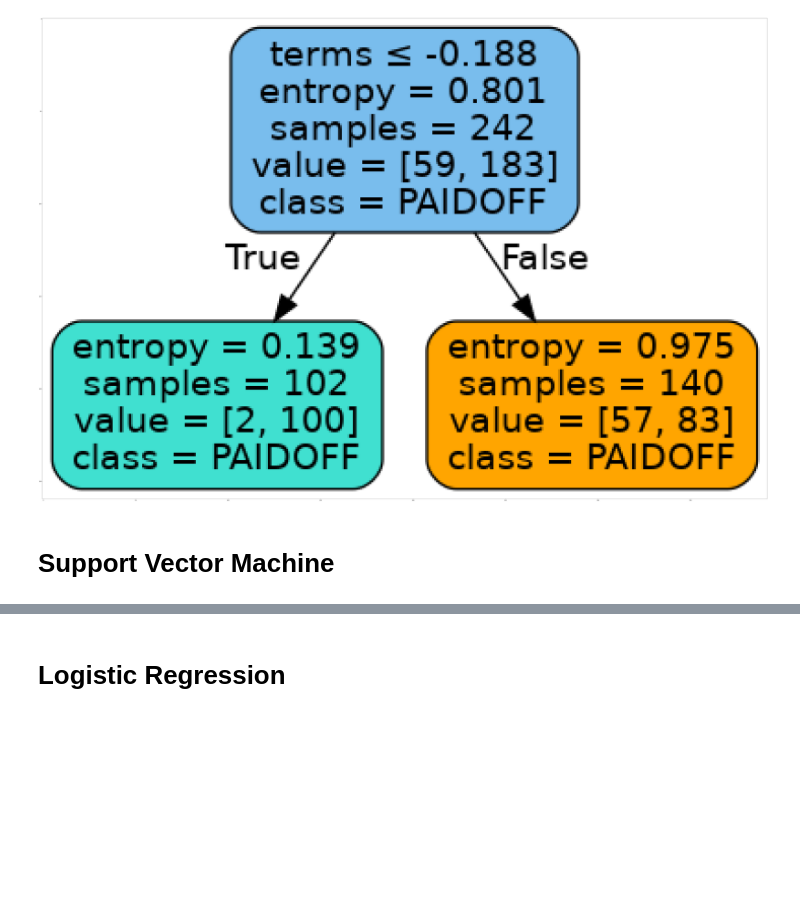
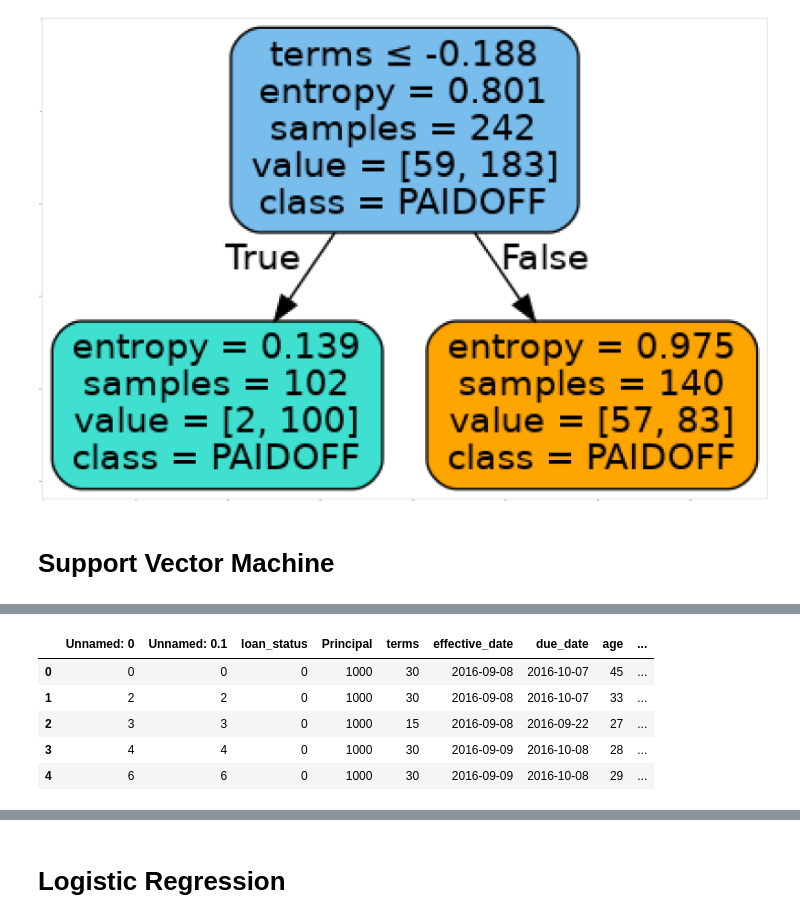
Before and after one commit to mrranck/Mystuff, a Jupyter notebook: Capstone_Notebook_2.ipynb, the cells around one changed output, grey strips where cells are left out. Saved outputs shown, nothing was run; the diff lists cells and outputs as text; code cells hidden in the pictures; blank space fills up the shorter version.

```diff
--- a/Capstone_Notebook_2.ipynb
+++ b/Capstone_Notebook_2.ipynb
@@ -444,0 +474,15 @@ import matplotlib.pyplot as plt
+# %%
+df2 = pd.read_csv('loan_train.csv')
+df2['due_date'] = pd.to_datetime(df2['due_date'])
+df2['effective_date'] = pd.to_datetime(df2['effective_date'])
+df2['Gender'].replace(to_replace=['male','female'], value=[0,1],inplace=True)
+df2['loan_status'].replace(to_replace=['PAIDOFF','COLLECTION'], value=[0,1],inplace=True)
+df2['education'].replace(to_replace=['High School or Below','college','Bechalor','Master or Above'], value=[0,1,2,3],inplace=True)
+df2.head()
+# %% [output]
+|  | Unnamed: 0 | Unnamed: 0.1 | loan_status | Principal | terms | effective_date | due_date | age | ... |
+| 0 | 0 | 0 | 0 | 1000 | 30 | 2016-09-08 | 2016-10-07 | 45 | ... |
+| 1 | 2 | 2 | 0 | 1000 | 30 | 2016-09-08 | 2016-10-07 | 33 | ... |
+| 2 | 3 | 3 | 0 | 1000 | 15 | 2016-09-08 | 2016-09-22 | 27 | ... |
+| 3 | 4 | 4 | 0 | 1000 | 30 | 2016-09-09 | 2016-10-08 | 28 | ... |
+| 4 | 6 | 6 | 0 | 1000 | 30 | 2016-09-09 | 2016-10-08 | 29 | ... |
```
Also changed, not shown: parts of 19 cells of this notebook.
